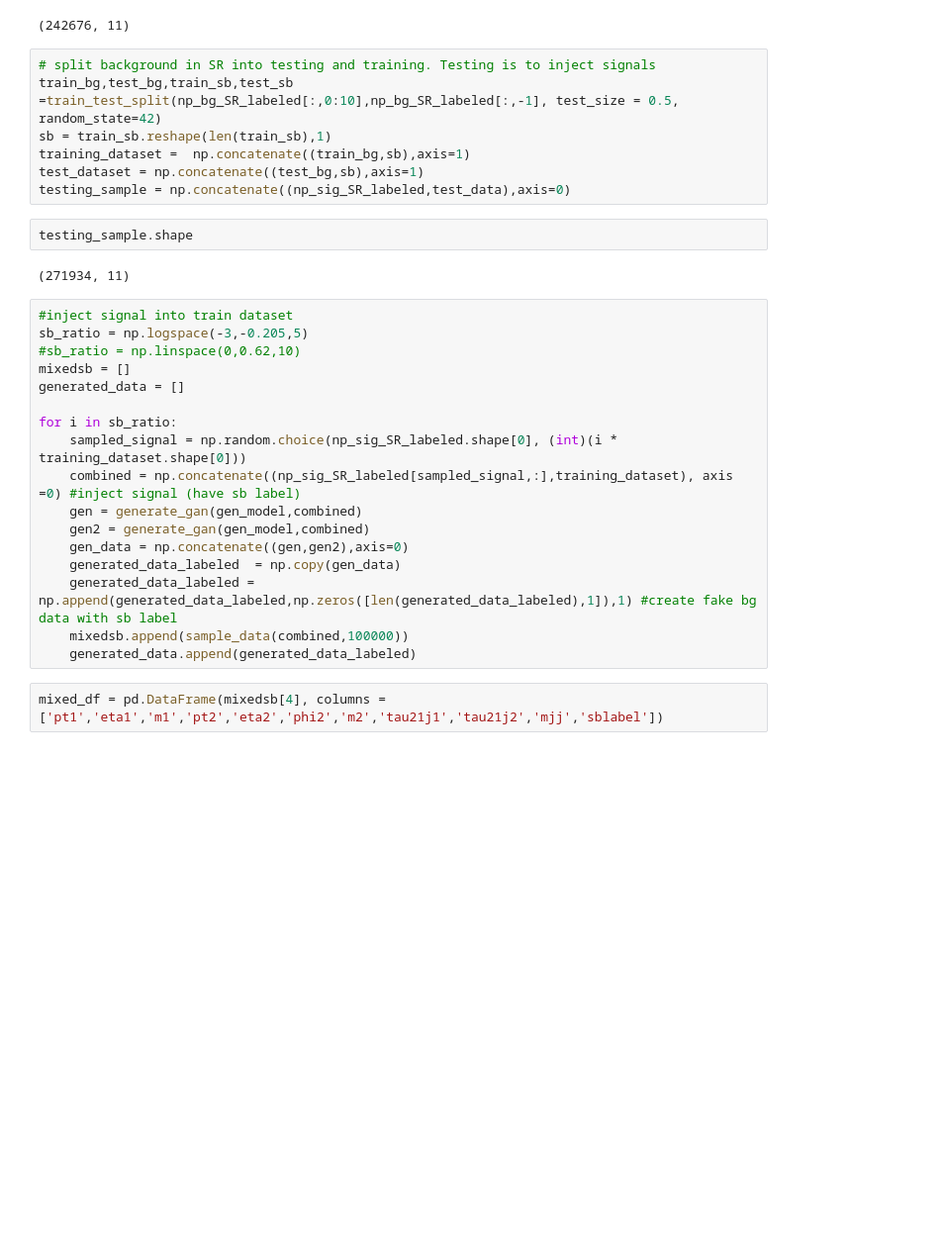
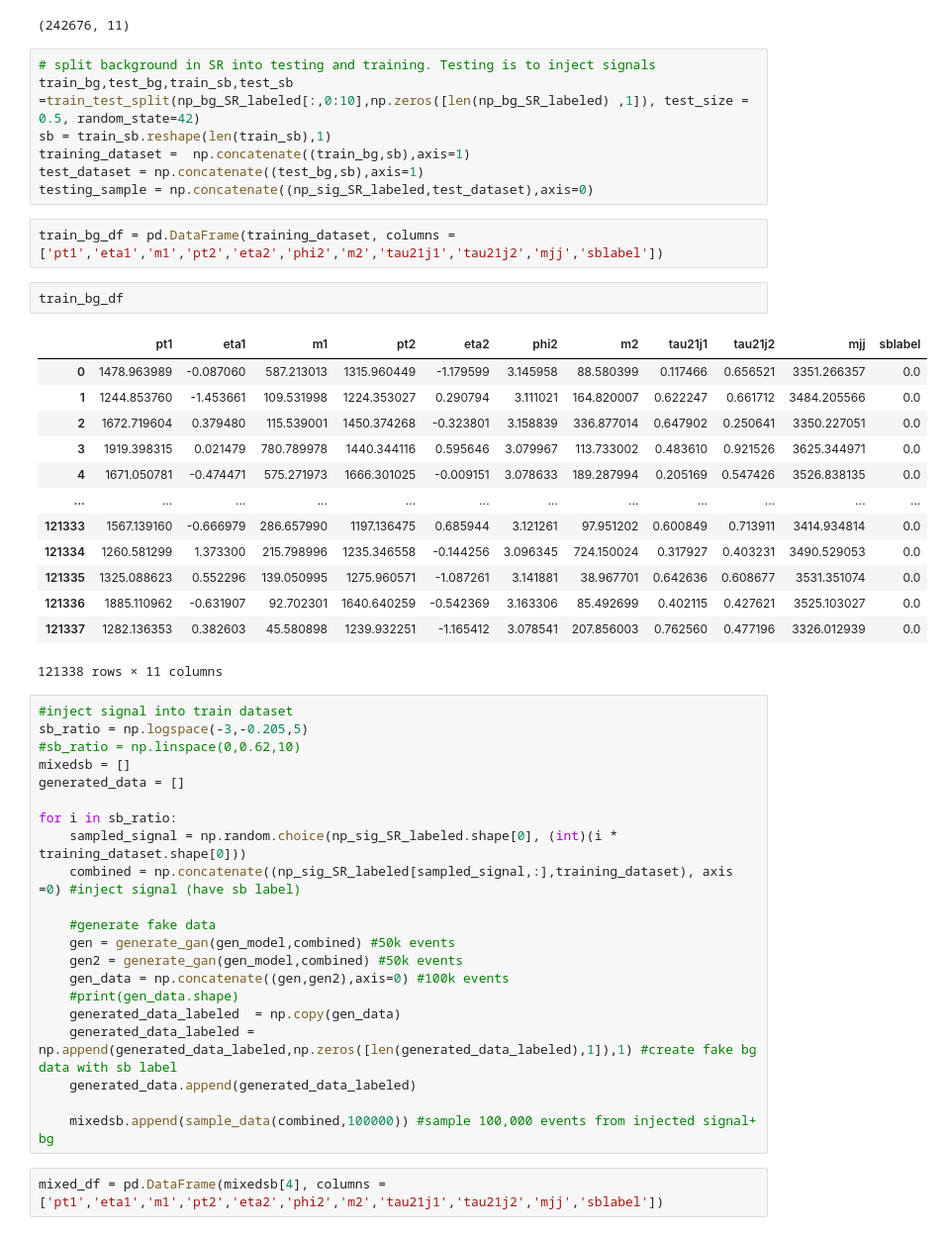
Before and after one commit to hmyin516/AnomalyDetection, a Jupyter notebook: DijetGAN/oneSBclassifier.ipynb, the cells around one changed output. Shown at 99% size. Cells and saved outputs as stored; diff of their text form; blank space fills up the shorter version.

```diff
--- a/DijetGAN/oneSBclassifier.ipynb
+++ b/DijetGAN/oneSBclassifier.ipynb
@@ -115,15 +112,29 @@ np_bg_SR_labeled.shape
 (242676, 11)
 # %%
 # split background in SR into testing and training. Testing is to inject signals
-train_bg,test_bg,train_sb,test_sb =train_test_split(np_bg_SR_labeled[:,0:10],np_bg_SR_labeled[:,-1], test_size = 0.5, random_state=42)
+train_bg,test_bg,train_sb,test_sb =train_test_split(np_bg_SR_labeled[:,0:10],np.zeros([len(np_bg_SR_labeled) ,1]), test_size = 0.5, random_state=42)
 sb = train_sb.reshape(len(train_sb),1)
 training_dataset =  np.concatenate((train_bg,sb),axis=1)
 test_dataset = np.concatenate((test_bg,sb),axis=1)
-testing_sample = np.concatenate((np_sig_SR_labeled,test_data),axis=0)
+testing_sample = np.concatenate((np_sig_SR_labeled,test_dataset),axis=0)
 # %%
-testing_sample.shape
+train_bg_df = pd.DataFrame(training_dataset, columns =  ['pt1','eta1','m1','pt2','eta2','phi2','m2','tau21j1','tau21j2','mjj','sblabel'])
-# %% [output]
-(271934, 11)
+# %%
+train_bg_df
+# %% [output]
+|  | pt1 | eta1 | m1 | pt2 | eta2 | phi2 | m2 | tau21j1 | tau21j2 | mjj | sblabel |
+| 0 | 1478.963989 | -0.087060 | 587.213013 | 1315.960449 | -1.179599 | 3.145958 | 88.580399 | 0.117466 | 0.656521 | 3351.266357 | 0.0 |
+| 1 | 1244.853760 | -1.453661 | 109.531998 | 1224.353027 | 0.290794 | 3.111021 | 164.820007 | 0.622247 | 0.661712 | 3484.205566 | 0.0 |
+| 2 | 1672.719604 | 0.379480 | 115.539001 | 1450.374268 | -0.323801 | 3.158839 | 336.877014 | 0.647902 | 0.250641 | 3350.227051 | 0.0 |
+| 3 | 1919.398315 | 0.021479 | 780.789978 | 1440.344116 | 0.595646 | 3.079967 | 113.733002 | 0.483610 | 0.921526 | 3625.344971 | 0.0 |
+| 4 | 1671.050781 | -0.474471 | 575.271973 | 1666.301025 | -0.009151 | 3.078633 | 189.287994 | 0.205169 | 0.547426 | 3526.838135 | 0.0 |
+| ... | ... | ... | ... | ... | ... | ... | ... | ... | ... | ... | ... |
+| 121333 | 1567.139160 | -0.666979 | 286.657990 | 1197.136475 | 0.685944 | 3.121261 | 97.951202 | 0.600849 | 0.713911 | 3414.934814 | 0.0 |
+| 121334 | 1260.581299 | 1.373300 | 215.798996 | 1235.346558 | -0.144256 | 3.096345 | 724.150024 | 0.317927 | 0.403231 | 3490.529053 | 0.0 |
+| 121335 | 1325.088623 | 0.552296 | 139.050995 | 1275.960571 | -1.087261 | 3.141881 | 38.967701 | 0.642636 | 0.608677 | 3531.351074 | 0.0 |
+| 121336 | 1885.110962 | -0.631907 | 92.702301 | 1640.640259 | -0.542369 | 3.163306 | 85.492699 | 0.402115 | 0.427621 | 3525.103027 | 0.0 |
+| 121337 | 1282.136353 | 0.382603 | 45.580898 | 1239.932251 | -1.165412 | 3.078541 | 207.856003 | 0.762560 | 0.477196 | 3326.012939 | 0.0 |
+121338 rows × 11 columns
 # %%
 #inject signal into train dataset
 sb_ratio = np.logspace(-3,-0.205,5)
@@ -134,13 +145,17 @@ generated_data = []
 for i in sb_ratio:
     sampled_signal = np.random.choice(np_sig_SR_labeled.shape[0], (int)(i * training_dataset.shape[0]))
     combined = np.concatenate((np_sig_SR_labeled[sampled_signal,:],training_dataset), axis =0) #inject signal (have sb label)
-    gen = generate_gan(gen_model,combined)
-    gen2 = generate_gan(gen_model,combined)
-    gen_data = np.concatenate((gen,gen2),axis=0)
+
+    #generate fake data
+    gen = generate_gan(gen_model,combined) #50k events
+    gen2 = generate_gan(gen_model,combined) #50k events
+    gen_data = np.concatenate((gen,gen2),axis=0) #100k events
+    #print(gen_data.shape)
     generated_data_labeled  = np.copy(gen_data)
     generated_data_labeled = np.append(generated_data_labeled,np.zeros([len(generated_data_labeled),1]),1) #create fake bg data with sb label
-    mixedsb.append(sample_data(combined,100000))
     generated_data.append(generated_data_labeled)
+
+    mixedsb.append(sample_data(combined,100000)) #sample 100,000 events from injected signal+ bg
 # %%
 mixed_df = pd.DataFrame(mixedsb[4], columns =  ['pt1','eta1','m1','pt2','eta2','phi2','m2','tau21j1','tau21j2','mjj','sblabel'])
 # %%
```
Also changed, not shown: parts of 27 cells of this notebook.
